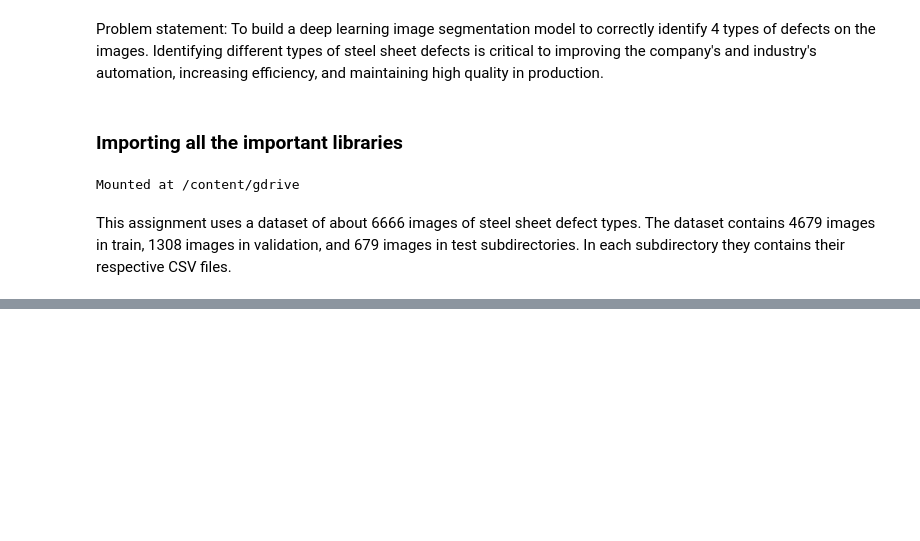
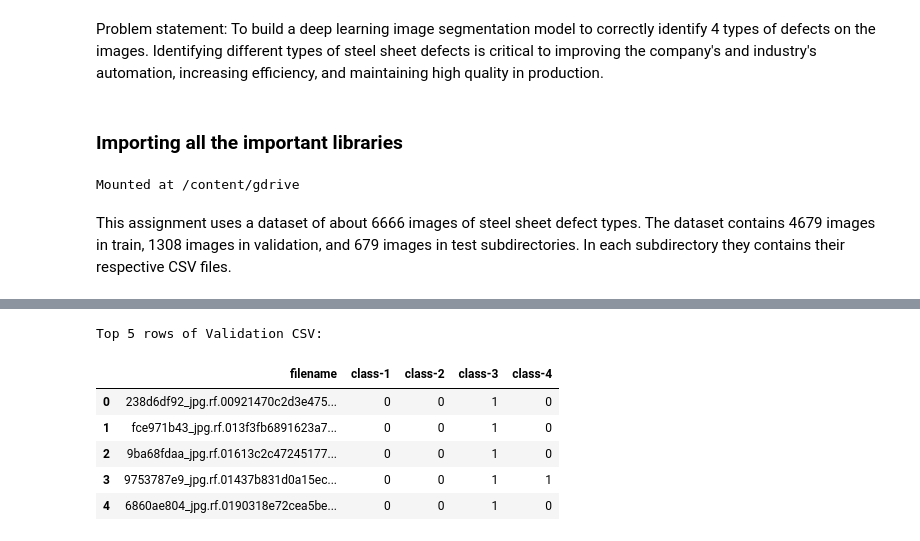
Before and after one commit to RaqeebShaikh12/Capstone-Project, a Jupyter notebook: Capstone_Project.ipynb, the cells around one changed output, grey strips where cells are left out. Saved outputs shown, nothing was run; the diff lists cells and outputs as text; code cells hidden in the pictures; blank space fills up the shorter version.

```diff
--- a/Capstone_Project.ipynb
+++ b/Capstone_Project.ipynb
@@ -42,0 +79,11 @@ print(image_count_test)
+# %%
+print("\nTop 5 rows of Validation CSV:")
+df_validate.head()
+# %% [output]
+Top 5 rows of Validation CSV:
+|  | filename | class-1 | class-2 | class-3 | class-4 |
+| 0 | 238d6df92_jpg.rf.00921470c2d3e475... | 0 | 0 | 1 | 0 |
+| 1 | fce971b43_jpg.rf.013f3fb6891623a7... | 0 | 0 | 1 | 0 |
+| 2 | 9ba68fdaa_jpg.rf.01613c2c47245177... | 0 | 0 | 1 | 0 |
+| 3 | 9753787e9_jpg.rf.01437b831d0a15ec... | 0 | 0 | 1 | 1 |
+| 4 | 6860ae804_jpg.rf.0190318e72cea5be... | 0 | 0 | 1 | 0 |
```
Also changed, not shown: parts of 5 cells of this notebook.
